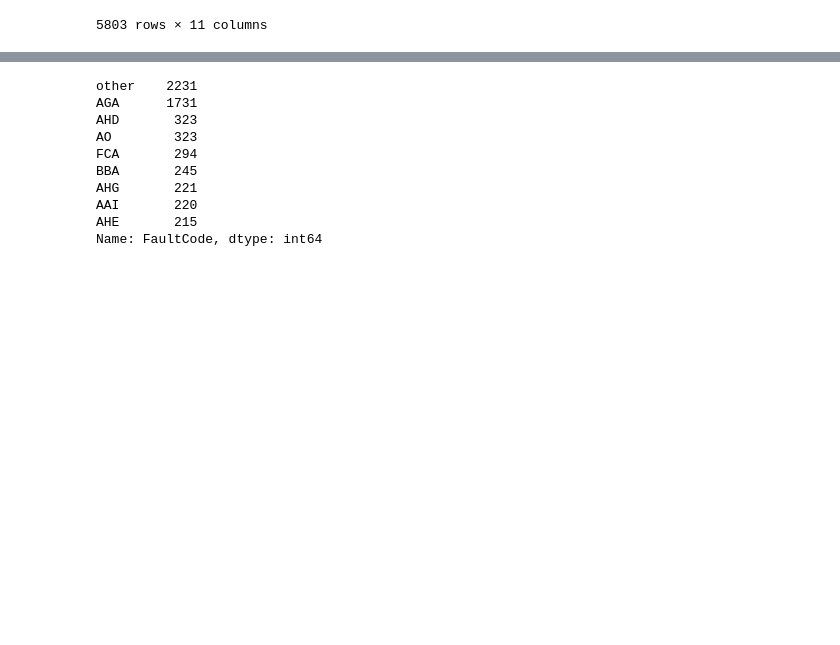
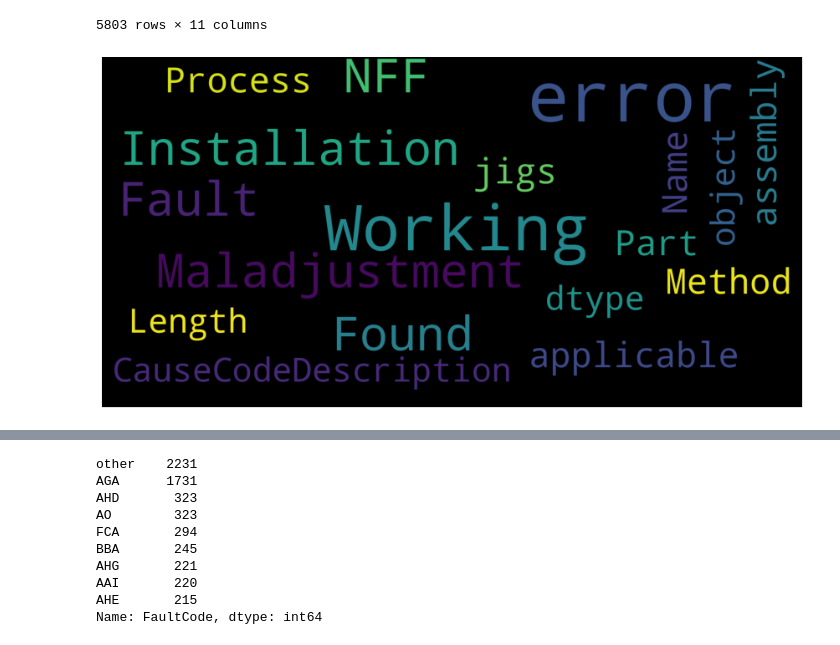
Before and after one commit to solharsh/Experimenting_ML, a Jupyter notebook: Fault_Detection_Analysis_ML.ipynb, the cells around one changed output, grey strips where cells are left out. Drawn from its saved outputs; the diff is of its cells as text; code cells hidden in the pictures; blank space fills up the shorter version.

```diff
--- a/Fault_Detection_Analysis_ML.ipynb
+++ b/Fault_Detection_Analysis_ML.ipynb
@@ -749,3 +749,34 @@ df.select_dtypes(include='object')
 | 5801 | ACC | K560-200 | RA | STRUCTURE | RIGHT | NC-DC-F | FEA | ... |
 | 5802 | DIF | K560-200 | RA | STRUCTURE | RIGHT | NC-DC-A | AGA | ... |
 5803 rows × 11 columns
+# %%
+from wordcloud import WordCloud
+from wordcloud import STOPWORDS as wcloud_stop
+
+import matplotlib.pyplot as plt
+from tqdm import tqdm_notebook
+%matplotlib inline
+stopwords = set(wcloud_stop)
+stop_words = list(stopwords)
+def show_wordcloud(data, title = None):
+    wordcloud = WordCloud(
+        background_color='black',
+        stopwords=stop_words,
+        max_words=900,
+        max_font_size=40,
+        scale=5,
+        random_state=1
+    ).generate(str(data))
+
+    fig = plt.figure(1, figsize=(15,15))
+    plt.axis('off')
+    if title:
+        fig.suptitle(title, fontsize=14)
+        fig.subplots_adjust(top=2.3)
+
+    plt.imshow(wordcloud)
+    plt.show()
+# %%
+show_wordcloud(df["CauseCodeDescription"])
+# %% [output]
+[figure, added]
```
Also changed, not shown: parts of 35 cells of this notebook.
